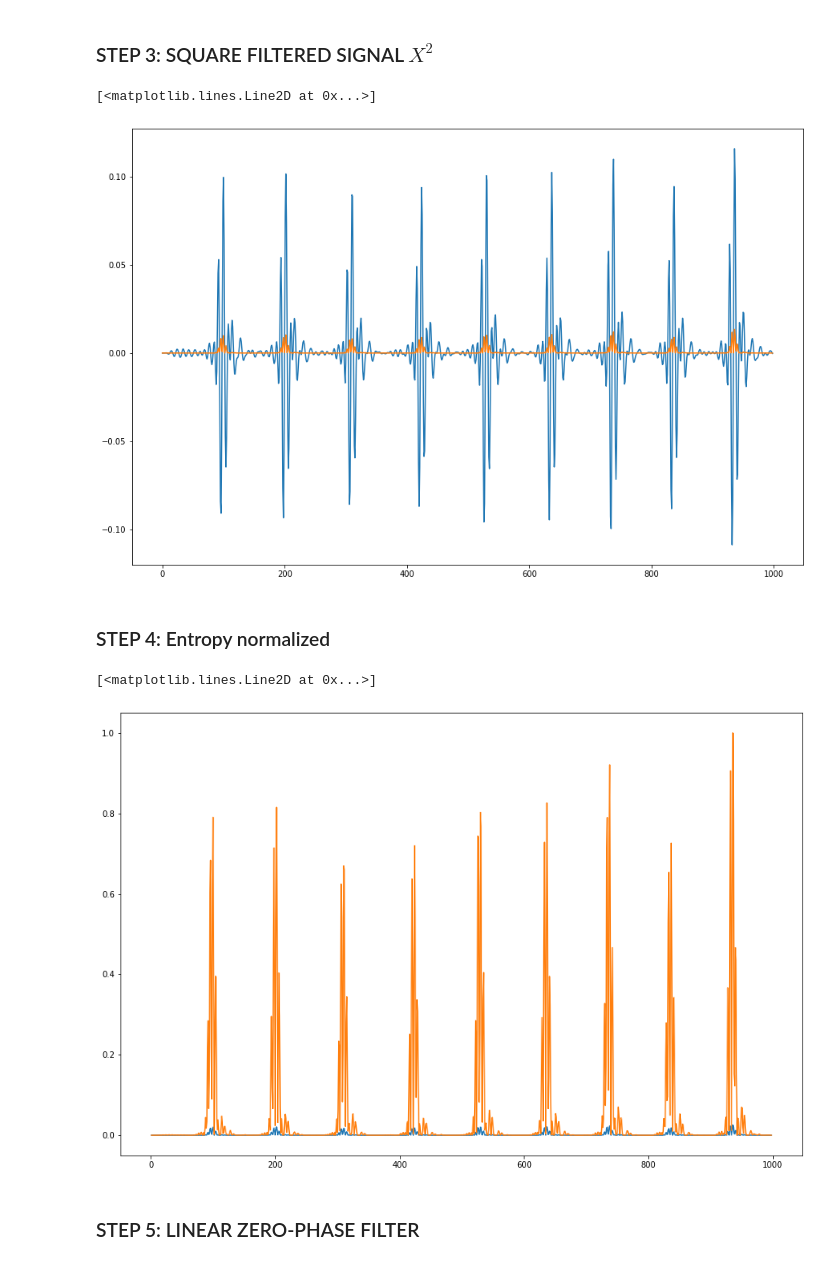
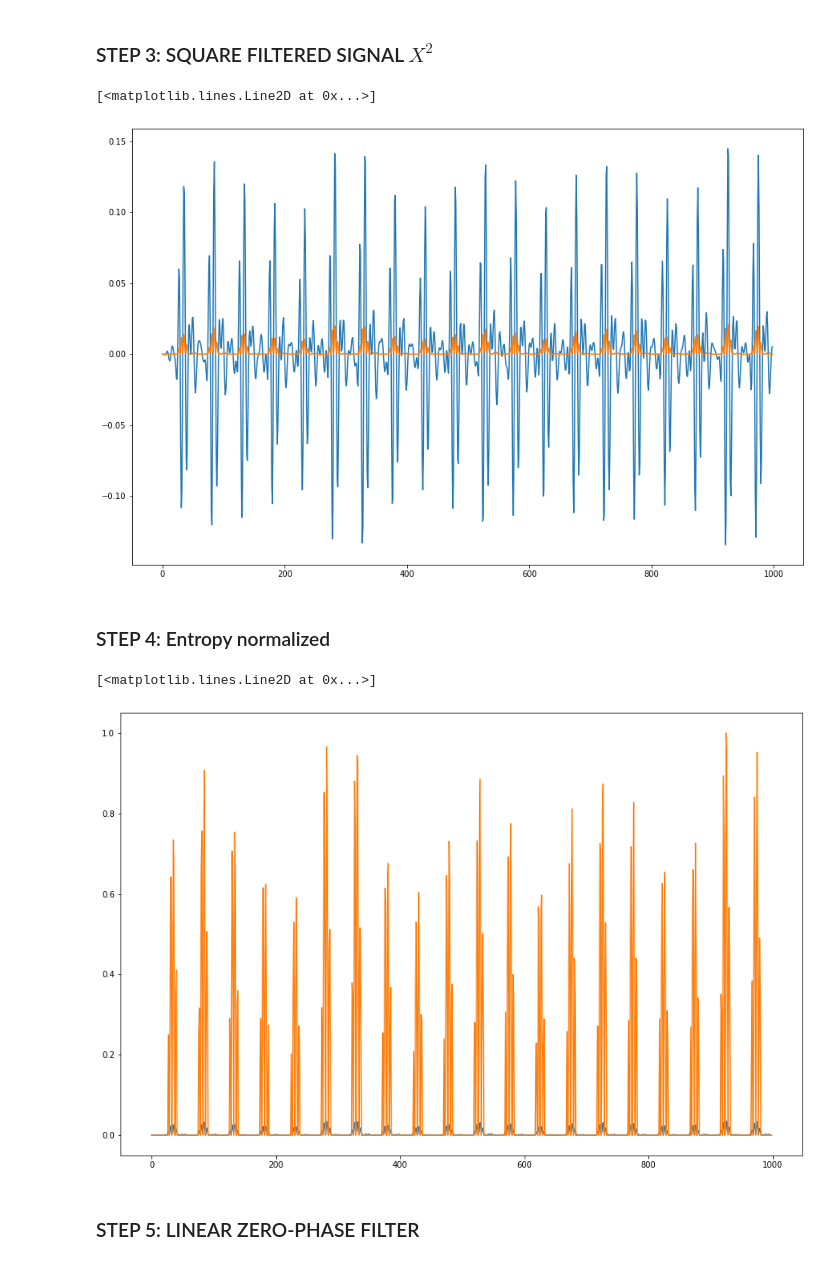
Before and after one commit to LongNguyen1984/TimeSeriesWithPython, a Jupyter notebook: HR_DNN.ipynb, the cells around one changed output. Drawn from its saved outputs; the diff is of its cells as text; code cells hidden in the pictures.

```diff
--- a/HR_DNN.ipynb
+++ b/HR_DNN.ipynb
@@ -118,7 +105,7 @@ print(len(hrdfs[2][0]))
 # %% [markdown]
 ## Compute heart rate
 # %%
-ECG0 = dfs[2][0]
+ECG0 = dfs[0][0]
 plt.plot(ECG0[29000:30000])
 # %% [output]
 [<matplotlib.lines.Line2D at 0x...>]
@@ -167,7 +154,7 @@ reference: **Peak Detection Algorithm for ECG wave**
 import numpy as np
 
 # derivative
-x = ECGseg[5].values
+x = ECGseg[100].values
 dx = np.diff(x)
 plt.figure(figsize=(15,10))
 plt.plot(x)
@@ -218,25 +205,26 @@ plt.plot(y)
 plt.plot(dx2)
 # %% [output]
 [<matplotlib.lines.Line2D at 0x...>]
-[figure, old version]
+[figure, new version]
 # %% [markdown]
 ### STEP 4: Entropy normalized
 # %%
 from sklearn.preprocessing import MinMaxScaler
 import pandas as pd
 
 sn = [-t*np.log10(t) for t in dx2]
 #sn = [-t*np.log10(t) for t in sn]
 scaler = MinMaxScaler()
 
-data = pd.DataFrame(sn)
+data = pd.DataFrame(sn).fillna(0)
 dx2_norm = scaler.fit_transform(data)
 # reshape to 1-D
 dx2_norm = np.reshape(dx2_norm, -1)
-#dx2_norm[dx2_norm < 0.2] = 0
+dx2_norm[dx2_norm < 0.2] = 0
+
 plt.figure(figsize=(15,10))
 plt.plot(sn)
 plt.plot(dx2_norm)
 # %% [output]
 [<matplotlib.lines.Line2D at 0x...>]
-[figure, old version]
+[figure, new version]
```
Also changed, not shown: parts of 27 cells of this notebook.
